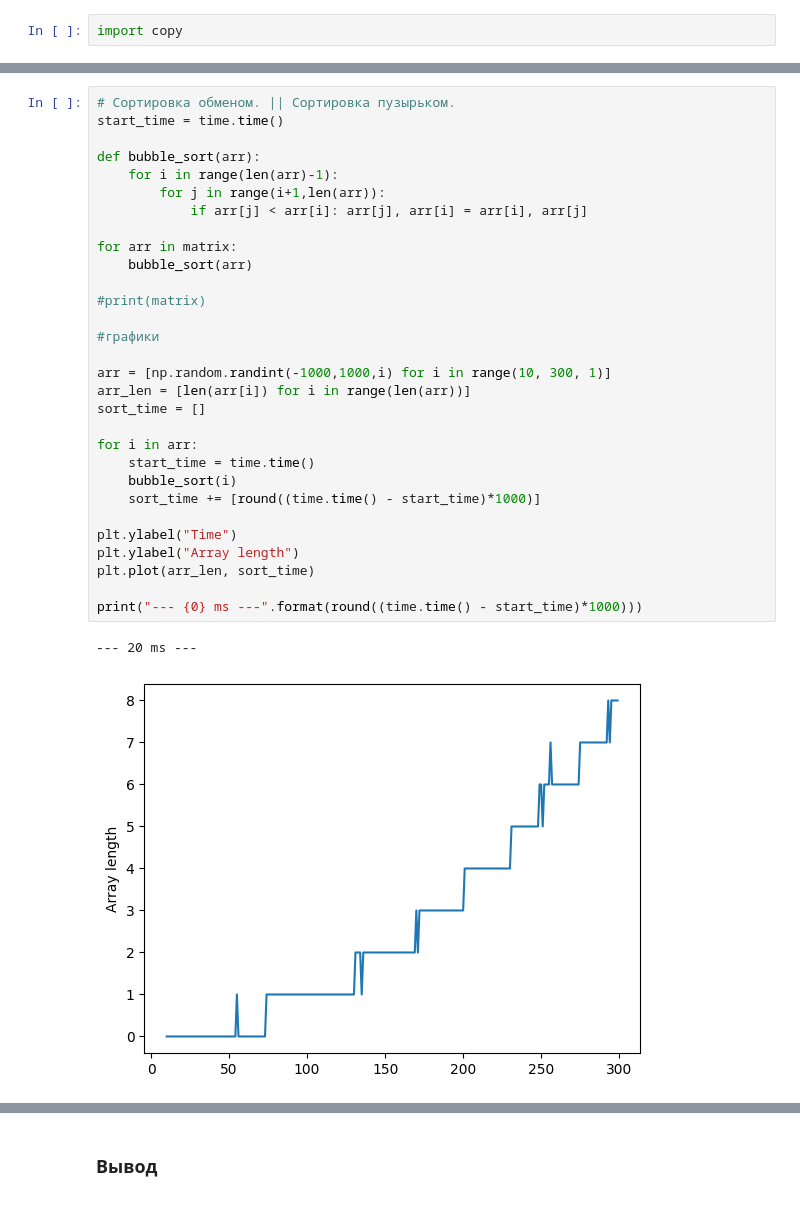
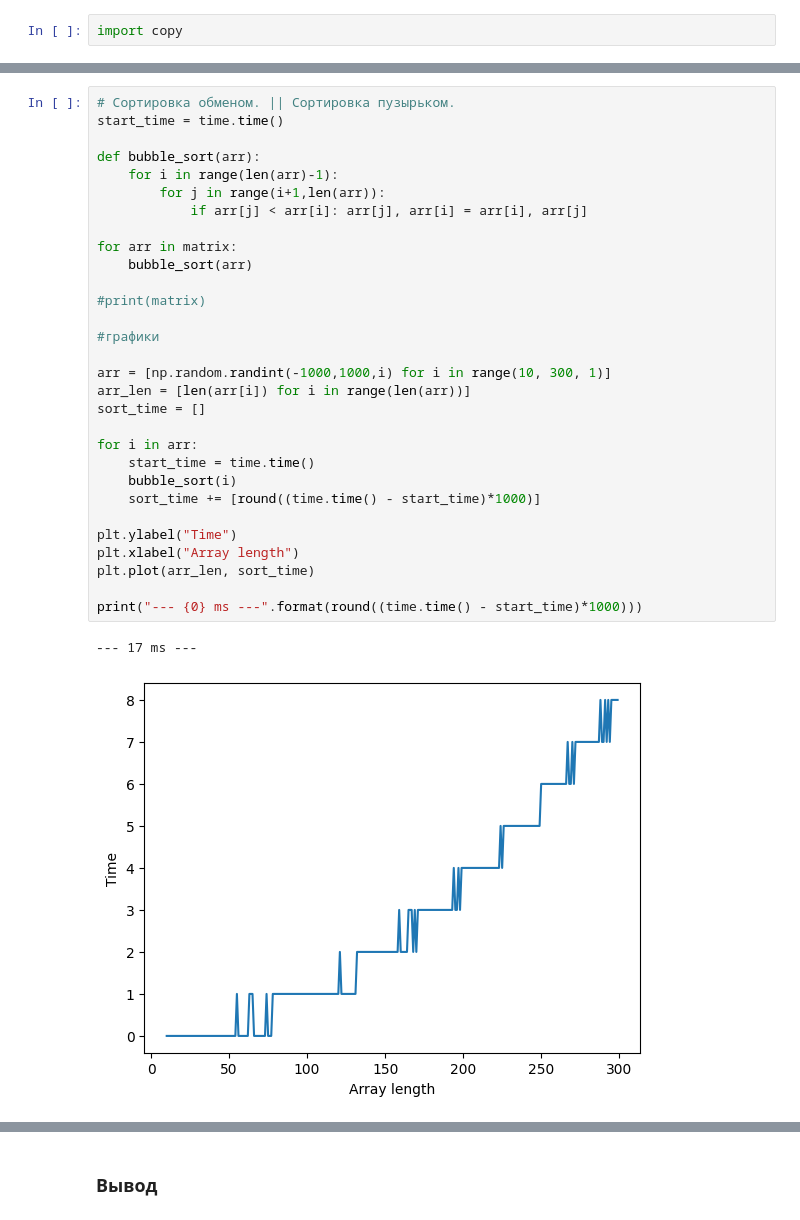
Before and after one commit to VLadSaln/1bvt21117, a Jupyter notebook: Lab1.ipynb, the cells around one changed output, grey strips where cells are left out. Cells and saved outputs as stored; diff of their text form.

```diff
--- a/Lab1.ipynb
+++ b/Lab1.ipynb
@@ -121,36 +121,36 @@ print("--- {0} ms ---".format(round((time.time() - start_time)*1000)))
 # %%
 # Сортировка обменом. || Сортировка пузырьком.
 start_time = time.time()
 
 def bubble_sort(arr):
     for i in range(len(arr)-1):
         for j in range(i+1,len(arr)):
             if arr[j] < arr[i]: arr[j], arr[i] = arr[i], arr[j]
 
 for arr in matrix:
     bubble_sort(arr)
 
 #print(matrix)
 
 #графики
 
 arr = [np.random.randint(-1000,1000,i) for i in range(10, 300, 1)]
 arr_len = [len(arr[i]) for i in range(len(arr))]
 sort_time = []
 
 for i in arr:
     start_time = time.time()
     bubble_sort(i)
     sort_time += [round((time.time() - start_time)*1000)]
 
 plt.ylabel("Time")
-plt.ylabel("Array length")
+plt.xlabel("Array length")
 plt.plot(arr_len, sort_time)
 
 print("--- {0} ms ---".format(round((time.time() - start_time)*1000)))
 # %% [output]
---- 20 ms ---
+--- 17 ms ---
-[figure, old version]
+[figure, new version]
 # %%
 # Сортировка Шелла.
 start_time = time.time()
```
Also changed, not shown: parts of 5 cells of this notebook.
